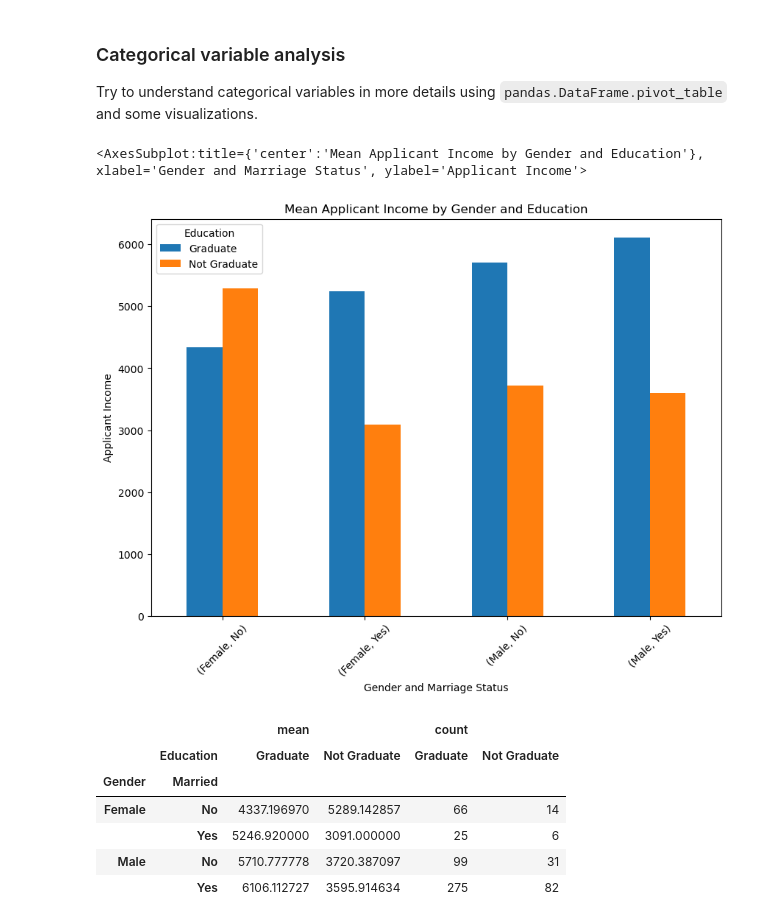
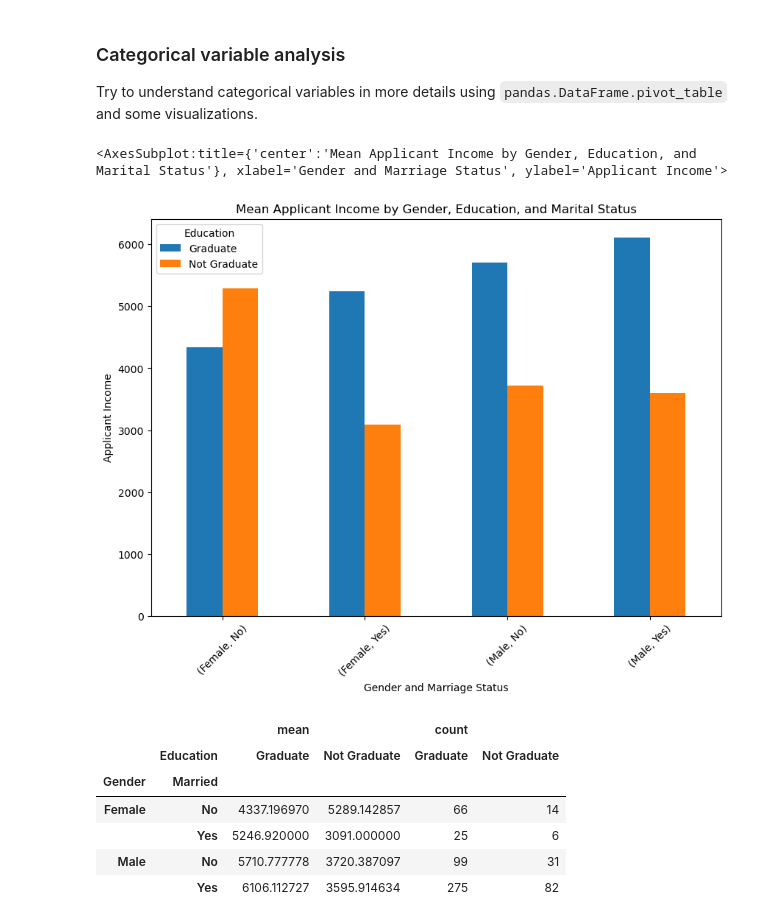
Before and after one commit to iuxo/mini-project-4, a Jupyter notebook: notebooks/instructions.ipynb, the cells around one changed output. Drawn from its saved outputs; the diff is of its cells as text; code cells hidden in the pictures.

```diff
--- a/notebooks/instructions.ipynb
+++ b/notebooks/instructions.ipynb
@@ -365,12 +365,12 @@ Try to understand categorical variables in more details using `pandas.DataFrame.
 # %%
 education = pd.pivot_table(df, values='ApplicantIncome', index =['Gender', 'Married'],
                                 columns = ['Education'], aggfunc= np.mean).plot.bar(figsize=(10,7),
-                                title = 'Mean Applicant Income by Gender and Education',
+                                title = 'Mean Applicant Income by Gender, Education, and Marital Status',
                                 xlabel = 'Gender and Marriage Status', rot=45, ylabel = 'Applicant Income')
 education
 # %% [output]
-<AxesSubplot:title={'center':'Mean Applicant Income by Gender and Education'}, xlabel='Gender and Marriage Status', ylabel='Applicant Income'>
+<AxesSubplot:title={'center':'Mean Applicant Income by Gender, Education, and Marital Status'}, xlabel='Gender and Marriage Status', ylabel='Applicant Income'>
-[figure, old version]
+[figure, new version]
 # %%
 counts = pd.pivot_table(df, values='ApplicantIncome', index =['Gender', 'Married'],
                                 columns = ['Education'], aggfunc= [np.mean, 'count'])
```
Also changed, not shown: parts of 25 cells of this notebook, 2 other files.
